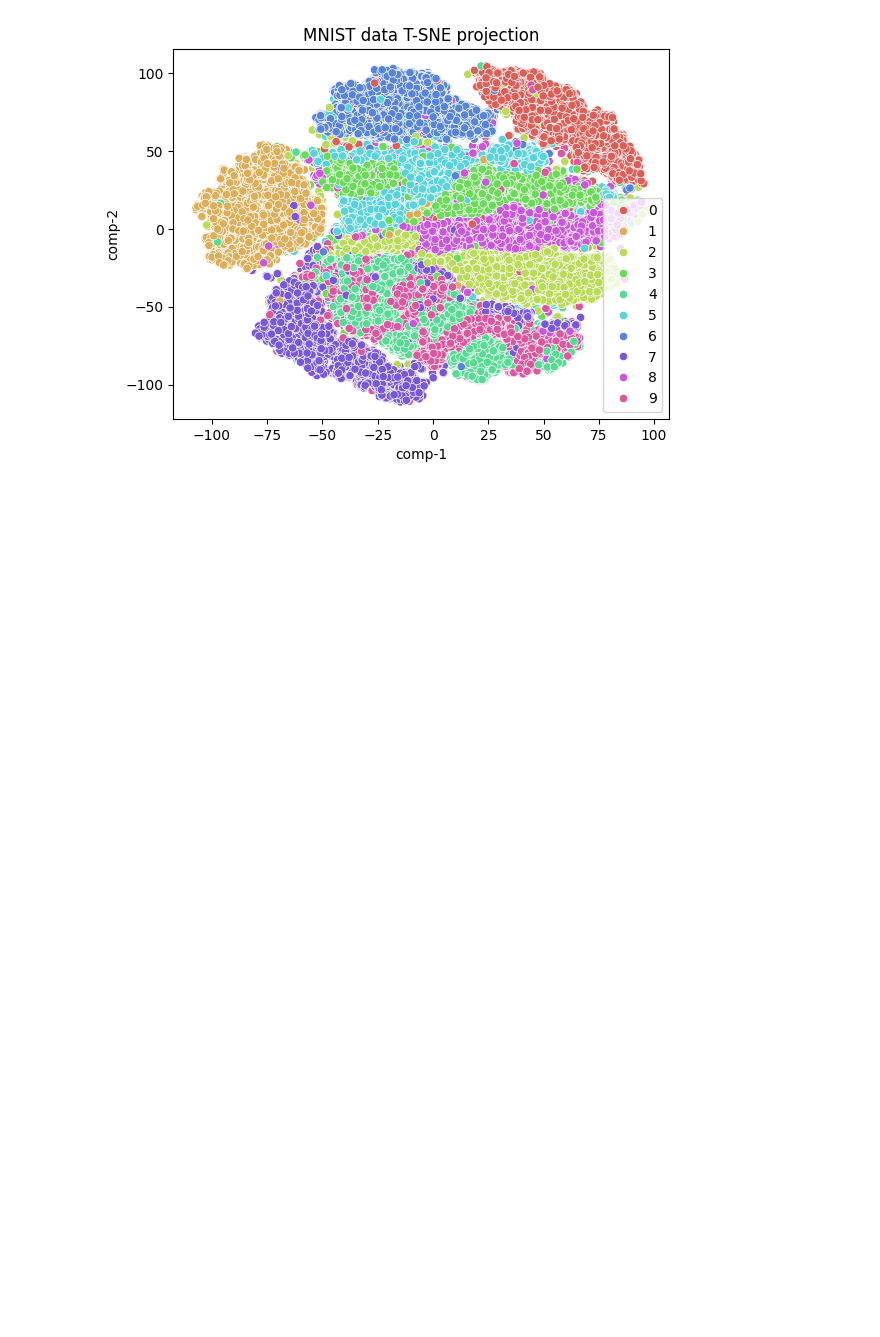
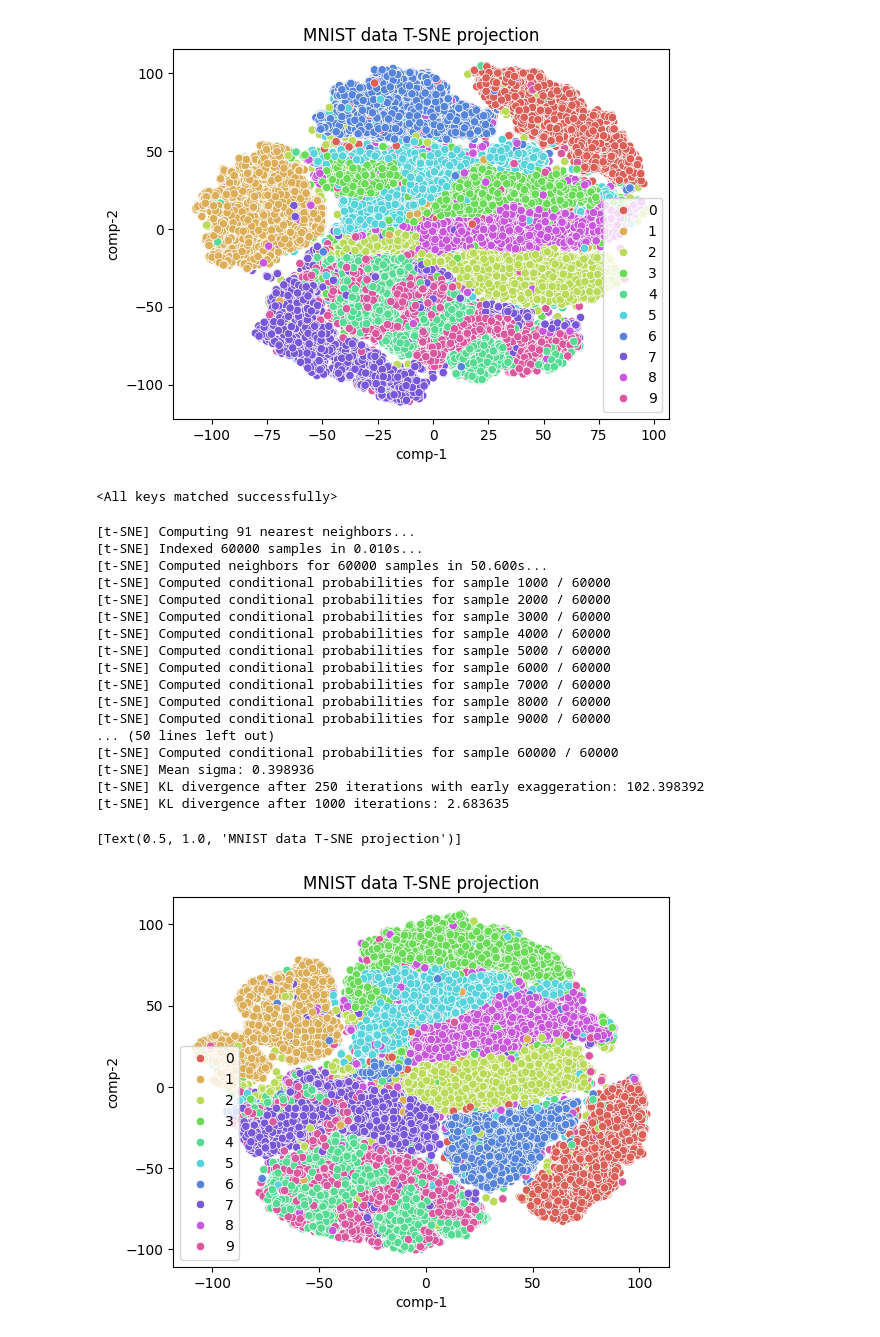
Before and after one commit to eguar11011/catastrophic_forgetting, a Jupyter notebook: Incremental_MNIST/visualizacion_caracteristicas.ipynb, the cells around one changed output. Drawn from its saved outputs; the diff is of its cells as text; code cells hidden in the pictures; blank space fills up the shorter version.

Commit message:
espacio de caracteristicas en otras fases

```diff
--- a/Incremental_MNIST/visualizacion_caracteristicas.ipynb
+++ b/Incremental_MNIST/visualizacion_caracteristicas.ipynb
@@ -234,3 +234,50 @@ sns.scatterplot(x="comp-1", y="comp-2", hue=df.y.tolist(),
 [t-SNE] KL divergence after 1000 iterations: 2.661775
 [Text(0.5, 1.0, 'MNIST data T-SNE projection')]
 [figure]
+# %%
+f_6 = torch.load("Fase_6.pth")
+# Quitamos el clasificador
+del f_6["linear_relu_stack.4.weight"]
+del f_6["linear_relu_stack.4.bias"]
+model = NeuralNetwork().to(device)
+model.load_state_dict(f_6)
+# %% [output]
+<All keys matched successfully>
+# %%
+
+features, labels = extractor(train_dataloader, model)
+
+# Usar t-SNE para reducir las dimensiones a 2
+tsne = TSNE(n_components=2, verbose=1, random_state=123)
+z = tsne.fit_transform(features)
+
+# Crear un DataFrame para la visualización con seaborn
+df = pd.DataFrame()
+df["y"] = labels.tolist()
+df["comp-1"] = z[:, 0]
+df["comp-2"] = z[:, 1]
+
+# Visualizar con seaborn
+sns.scatterplot(x="comp-1", y="comp-2", hue=df.y.tolist(),
+                palette=sns.color_palette("hls", 10),
+                data=df).set(title="MNIST data T-SNE projection")
+# %% [output]
+[t-SNE] Computing 91 nearest neighbors...
+[t-SNE] Indexed 60000 samples in 0.010s...
+[t-SNE] Computed neighbors for 60000 samples in 50.600s...
+[t-SNE] Computed conditional probabilities for sample 1000 / 60000
+[t-SNE] Computed conditional probabilities for sample 2000 / 60000
+[t-SNE] Computed conditional probabilities for sample 3000 / 60000
+[t-SNE] Computed conditional probabilities for sample 4000 / 60000
+[t-SNE] Computed conditional probabilities for sample 5000 / 60000
+[t-SNE] Computed conditional probabilities for sample 6000 / 60000
+[t-SNE] Computed conditional probabilities for sample 7000 / 60000
+[t-SNE] Computed conditional probabilities for sample 8000 / 60000
+[t-SNE] Computed conditional probabilities for sample 9000 / 60000
+... (50 lines left out)
+[t-SNE] Computed conditional probabilities for sample 60000 / 60000
+[t-SNE] Mean sigma: 0.398936
+[t-SNE] KL divergence after 250 iterations with early exaggeration: 102.398392
+[t-SNE] KL divergence after 1000 iterations: 2.683635
+[Text(0.5, 1.0, 'MNIST data T-SNE projection')]
+[figure, added]
```
Also changed, not shown: parts of 3 cells of this notebook.
